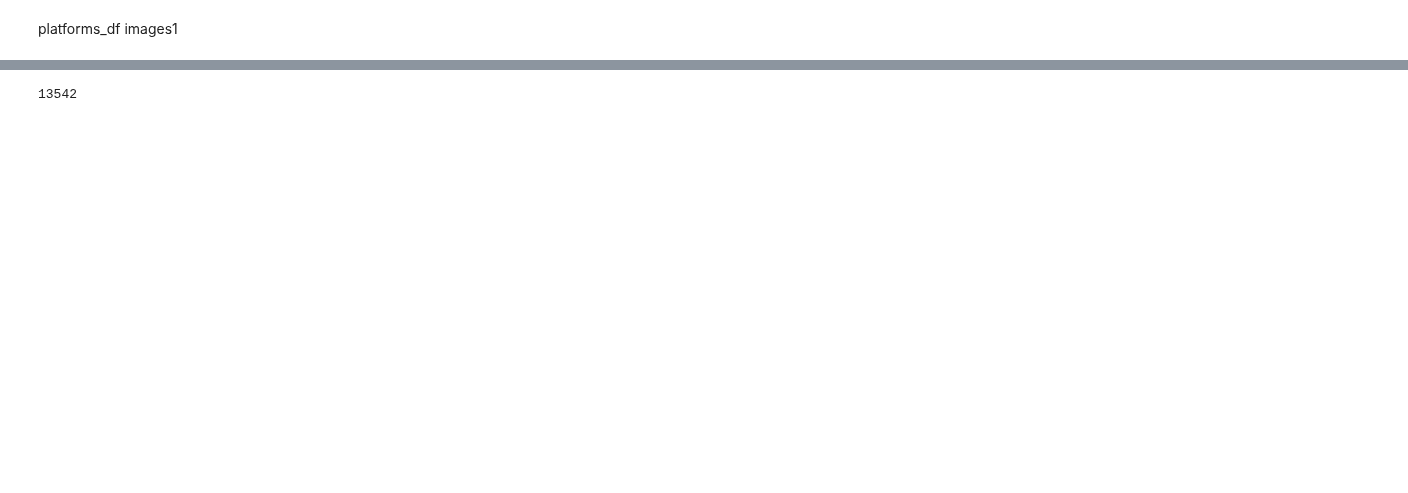
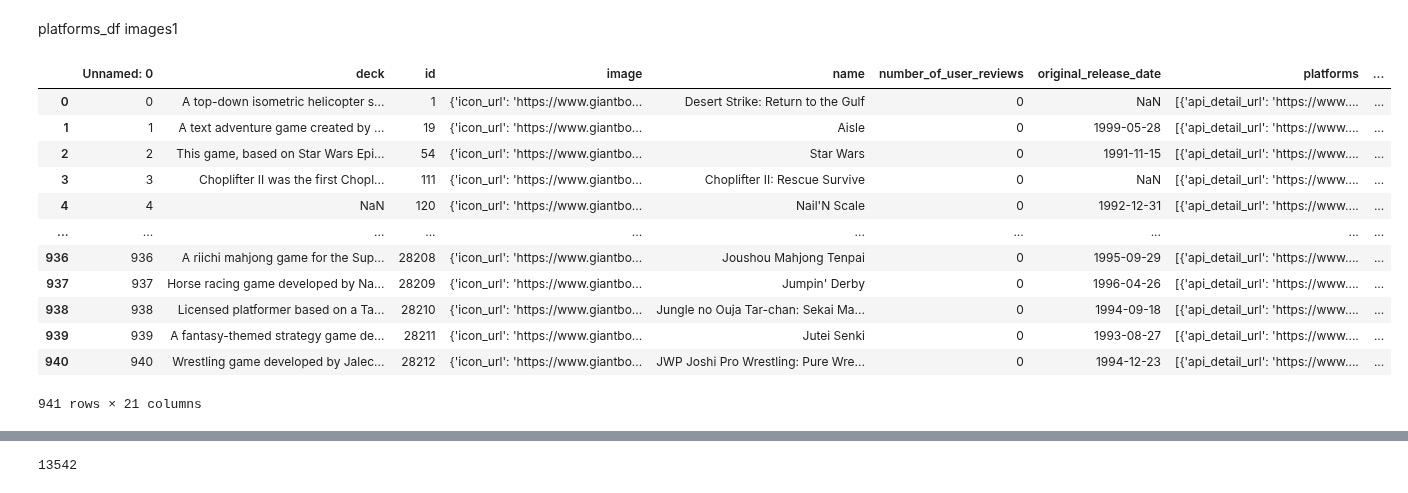
Before and after one commit to AshMKetchum/Asher-Capstone, a Jupyter notebook: notebooks/formatting_games.ipynb, the cells around one changed output, grey strips where cells are left out. Cells and saved outputs as stored; diff of their text form; code cells hidden in the pictures; blank space fills up the shorter version.

```diff
--- a/notebooks/formatting_games.ipynb
+++ b/notebooks/formatting_games.ipynb
@@ -16,6 +16,23 @@ consoles_list=['Game Boy','Super Nintendo Entertainment System','Nintendo 64','P
              ]
 # %%
 g1=pd.read_csv('../data/games1_1.csv')
+# %%
+with pd.option_context('display.max_columns', None):
+    display(g1)
+# %% [output]
+|  | Unnamed: 0 | deck | id | image | name | number_of_user_reviews | original_release_date | platforms | ... |
+| 0 | 0 | A top-down isometric helicopter s... | 1 | {'icon_url': 'https://www.giantbo... | Desert Strike: Return to the Gulf | 0 | NaN | [{'api_detail_url': 'https://www.... | ... |
+| 1 | 1 | A text adventure game created by ... | 19 | {'icon_url': 'https://www.giantbo... | Aisle | 0 | 1999-05-28 | [{'api_detail_url': 'https://www.... | ... |
+| 2 | 2 | This game, based on Star Wars Epi... | 54 | {'icon_url': 'https://www.giantbo... | Star Wars | 0 | 1991-11-15 | [{'api_detail_url': 'https://www.... | ... |
+| 3 | 3 | Choplifter II was the first Chopl... | 111 | {'icon_url': 'https://www.giantbo... | Choplifter II: Rescue Survive | 0 | NaN | [{'api_detail_url': 'https://www.... | ... |
+| 4 | 4 | NaN | 120 | {'icon_url': 'https://www.giantbo... | Nail'N Scale | 0 | 1992-12-31 | [{'api_detail_url': 'https://www.... | ... |
+| ... | ... | ... | ... | ... | ... | ... | ... | ... | ... |
+| 936 | 936 | A riichi mahjong game for the Sup... | 28208 | {'icon_url': 'https://www.giantbo... | Joushou Mahjong Tenpai | 0 | 1995-09-29 | [{'api_detail_url': 'https://www.... | ... |
+| 937 | 937 | Horse racing game developed by Na... | 28209 | {'icon_url': 'https://www.giantbo... | Jumpin' Derby | 0 | 1996-04-26 | [{'api_detail_url': 'https://www.... | ... |
+| 938 | 938 | Licensed platformer based on a Ta... | 28210 | {'icon_url': 'https://www.giantbo... | Jungle no Ouja Tar-chan: Sekai Ma... | 0 | 1994-09-18 | [{'api_detail_url': 'https://www.... | ... |
+| 939 | 939 | A fantasy-themed strategy game de... | 28211 | {'icon_url': 'https://www.giantbo... | Jutei Senki | 0 | 1993-08-27 | [{'api_detail_url': 'https://www.... | ... |
+| 940 | 940 | Wrestling game developed by Jalec... | 28212 | {'icon_url': 'https://www.giantbo... | JWP Joshi Pro Wrestling: Pure Wre... | 0 | 1994-12-23 | [{'api_detail_url': 'https://www.... | ... |
+941 rows × 21 columns
 # %%
 g2=pd.read_csv('../data/games2_1.csv')
 # %%
```
Also changed, not shown: parts of 1 cell of this notebook, 3 other files.
